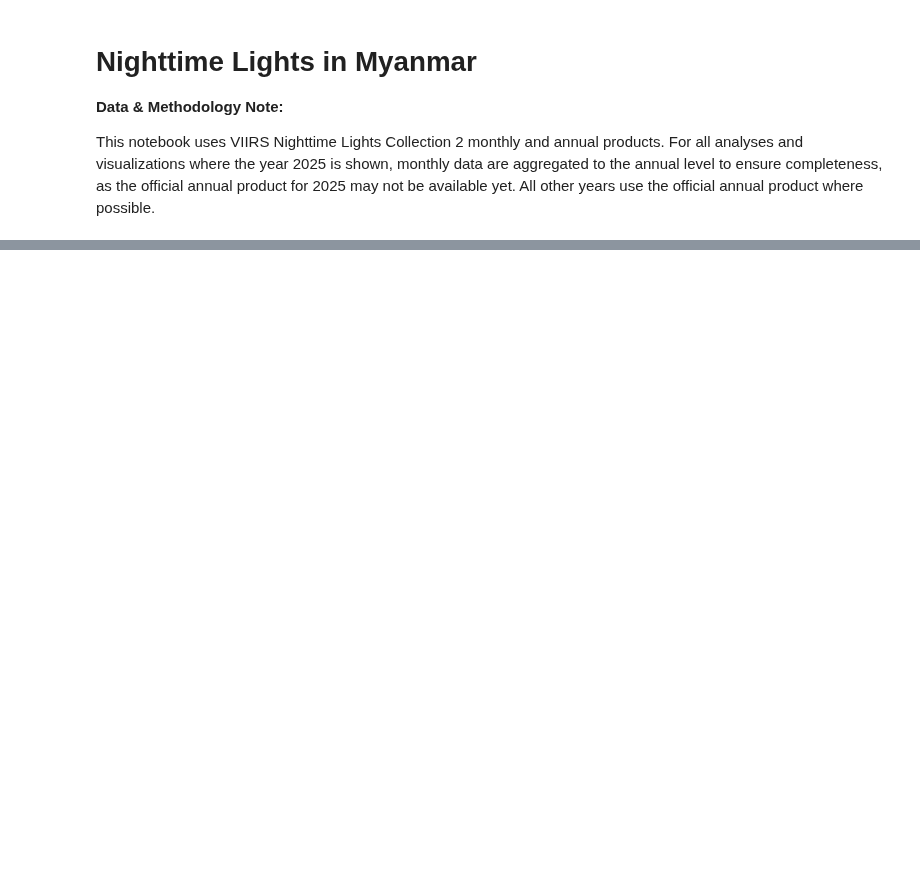
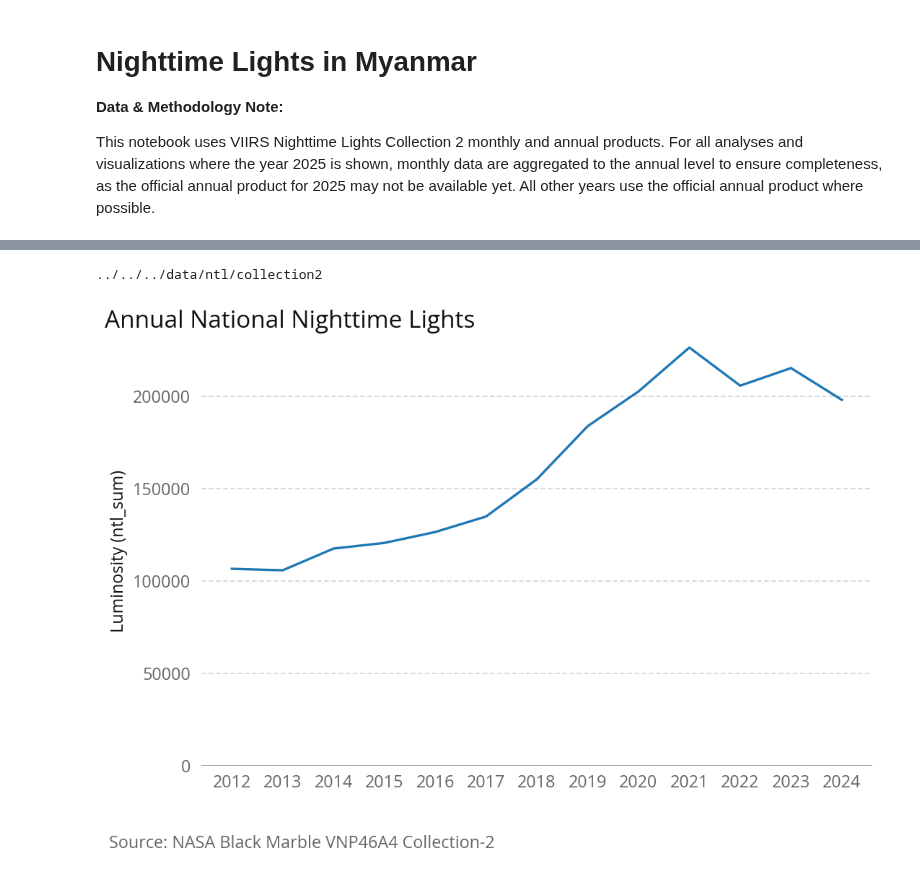
Before and after one commit to datapartnership/myanmar-economic-monitor, a Jupyter notebook: notebooks/nighttime-lights/collection-2/ntl_collection2.ipynb, the cells around one changed output, grey strips where cells are left out. Cells and saved outputs as stored; diff of their text form; code cells hidden in the pictures; blank space fills up the shorter version.

```diff
--- a/notebooks/nighttime-lights/collection-2/ntl_collection2.ipynb
+++ b/notebooks/nighttime-lights/collection-2/ntl_collection2.ipynb
@@ -943,24 +8,0 @@ pc_adm3 = mmr_adm3[["ADM3_EN", "geometry", "ADM3_PCODE"]].merge(
-# %%
-# Plot ADM3 baseline % change map with clean styling
-ax = pc_adm3.plot(column="pct_change", cmap="RdYlGn", legend=True, figsize=(10, 8))
-
-# Remove background grid and ticks/axes only for the map
-ax.grid(False)
-ax.set_xticks([])
-ax.set_yticks([])
-ax.set_xlabel("")
-ax.set_ylabel("")
-for spine in ax.spines.values():
-    spine.set_visible(False)
-
-# Match font style with other charts and add a title
-import matplotlib.pyplot as plt
-
-_ff = plt.rcParams.get("font.family", ["sans-serif"])
-font_family = _ff[0] if isinstance(_ff, (list, tuple)) else _ff
-ax.set_title(
-    "Myanmar NTL — ADM3 % Change vs Baseline (2022→2025)", fontfamily=font_family
-)
-
-plt.tight_layout()
-plt.show()
@@ -1025,0 +30,6 @@ plt.show()
+# %%
+DATA_FOLDER = Path('../../../data/')
+NTL_FOLDER = DATA_FOLDER / 'ntl'/'collection2'
+print(NTL_FOLDER)
+# %% [output]
+../../../data/ntl/collection2
@@ -1025,0 +112,15 @@ plt.show()
+# %%
+import visuals
+visuals.plot_line_chart(
+    df=ntl_annual_adm0,
+    x_col='year',
+    value_col='ntl_sum',
+    title='Annual National Nighttime Lights',
+    source_text='Source: NASA Black Marble VNP46A4 Collection-2',
+    xlabel='Year',
+    ylabel='Luminosity (ntl_sum)',
+    date_col='date',
+    marker=None
+)
+# %% [output]
+[figure, added]
```
Also changed, not shown: parts of 53 cells of this notebook, 3 other files.
